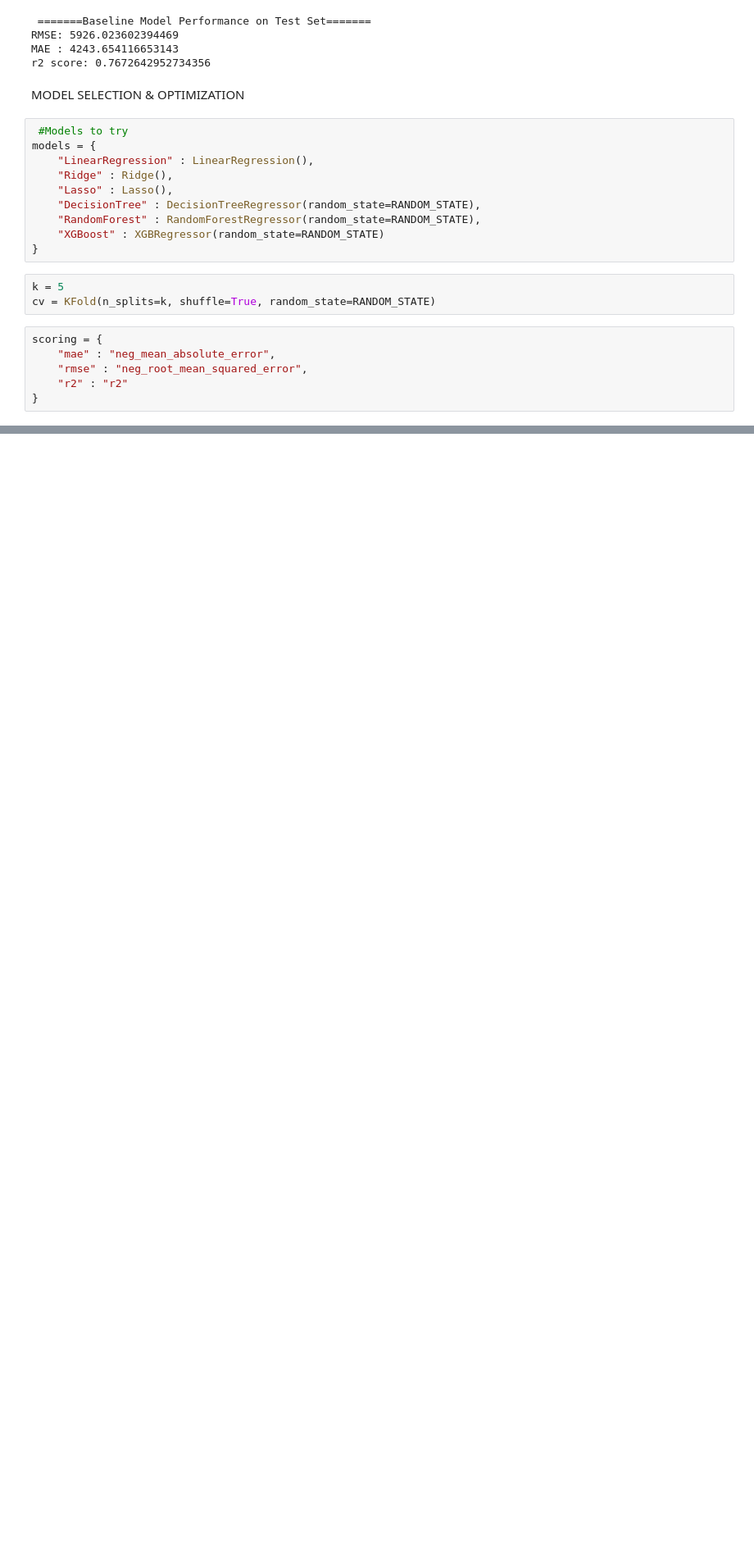
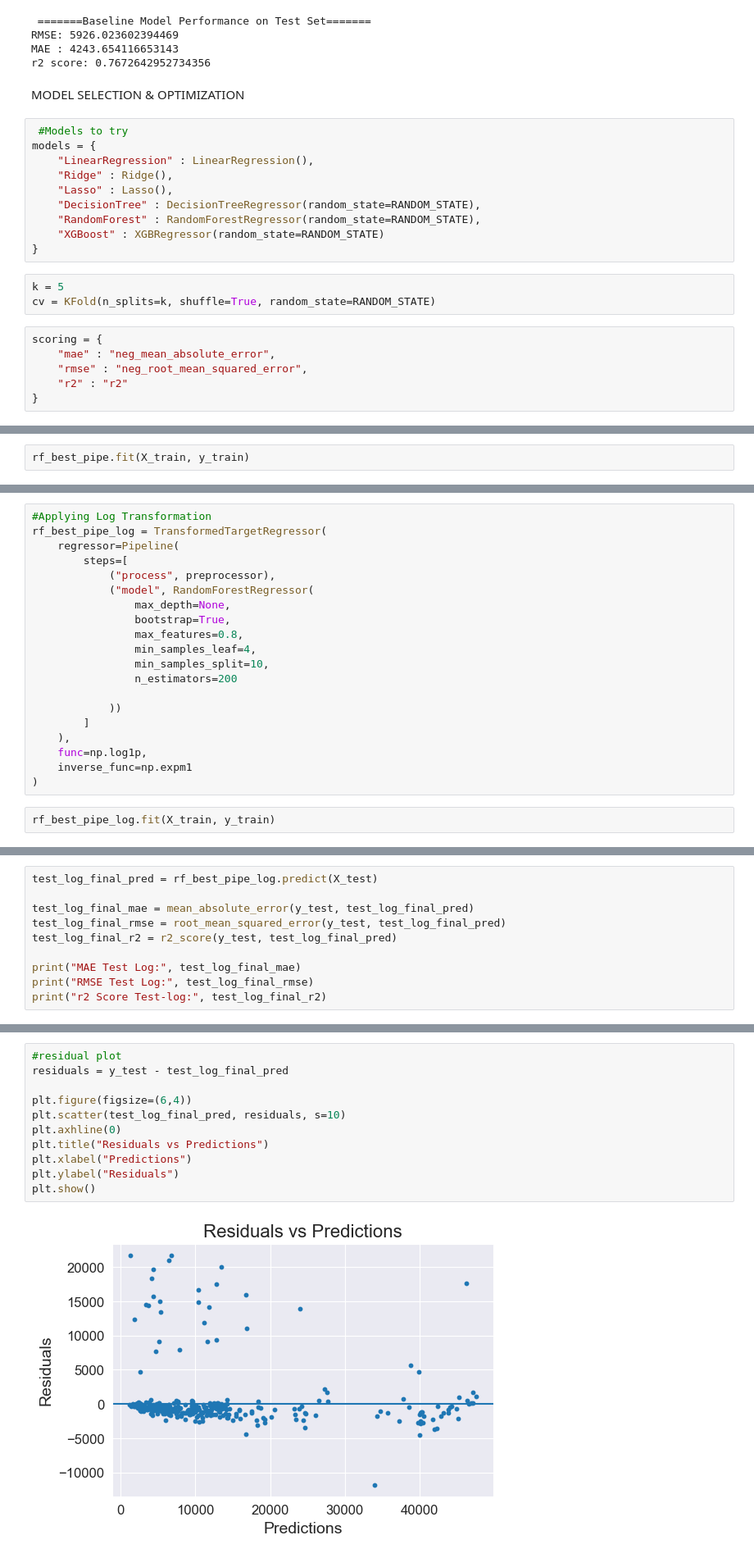
Before and after one commit to Emblogs/Ml_med_Insurance, a Jupyter notebook: notebook/insurance_for_med.ipynb, the cells around one changed output, grey strips where cells are left out. Shown at 82% size. Saved outputs shown, nothing was run; the diff lists cells and outputs as text; blank space fills up the shorter version.

```diff
--- a/notebook/insurance_for_med.ipynb
+++ b/notebook/insurance_for_med.ipynb
@@ -363,0 +490,2 @@ scoring = {
+# %%
+rf_best_pipe.fit(X_train, y_train)
@@ -363,0 +537,22 @@ scoring = {
+# %%
+#Applying Log Transformation
+rf_best_pipe_log = TransformedTargetRegressor(
+    regressor=Pipeline(
+        steps=[
+            ("process", preprocessor),
+            ("model", RandomForestRegressor(
+                max_depth=None,
+                bootstrap=True,
+                max_features=0.8,
+                min_samples_leaf=4,
+                min_samples_split=10,
+                n_estimators=200
+
+            ))
+        ]
+    ),
+    func=np.log1p,
+    inverse_func=np.expm1
+)
+# %%
+rf_best_pipe_log.fit(X_train, y_train)
@@ -363,0 +593,10 @@ scoring = {
+# %%
+test_log_final_pred = rf_best_pipe_log.predict(X_test)
+
+test_log_final_mae = mean_absolute_error(y_test, test_log_final_pred)
+test_log_final_rmse = root_mean_squared_error(y_test, test_log_final_pred)
+test_log_final_r2 = r2_score(y_test, test_log_final_pred)
+
+print("MAE Test Log:", test_log_final_mae)
+print("RMSE Test Log:", test_log_final_rmse)
+print("r2 Score Test-log:", test_log_final_r2)
@@ -363,0 +607,13 @@ scoring = {
+# %%
+#residual plot
+residuals = y_test - test_log_final_pred
+
+plt.figure(figsize=(6,4))
+plt.scatter(test_log_final_pred, residuals, s=10)
+plt.axhline(0)
+plt.title("Residuals vs Predictions")
+plt.xlabel("Predictions")
+plt.ylabel("Residuals")
+plt.show()
+# %% [output]
+[figure, added]
```
Also changed, not shown: parts of 16 cells of this notebook, 2 other files.
